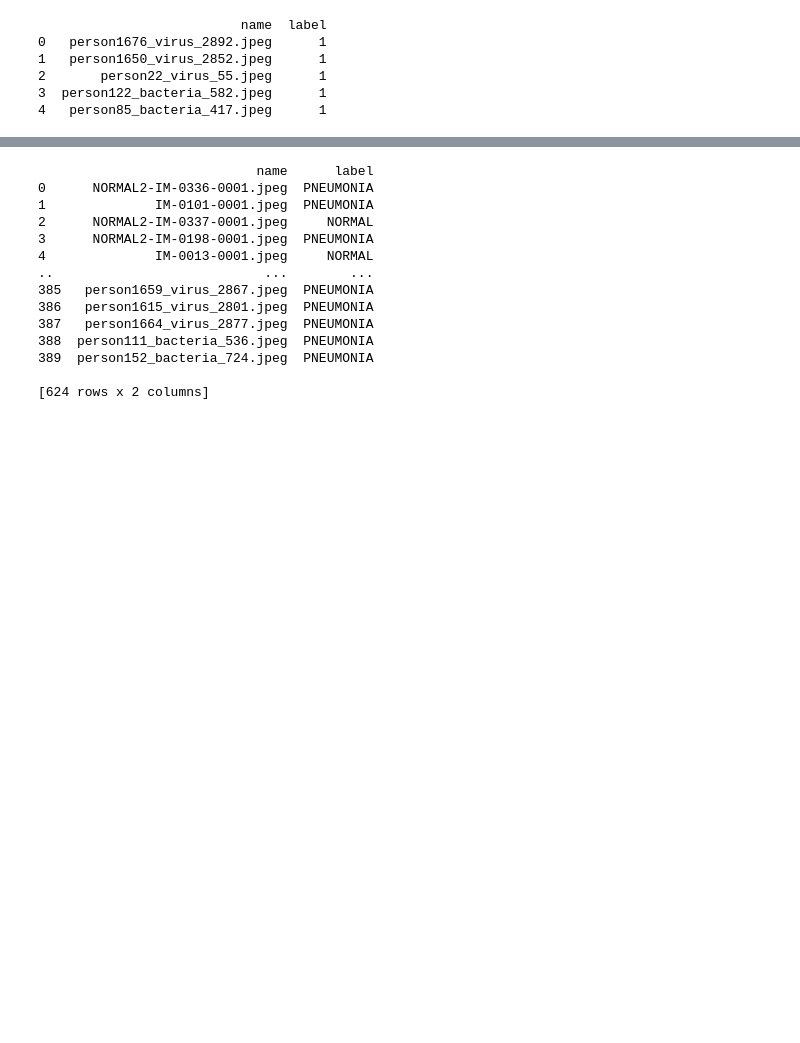
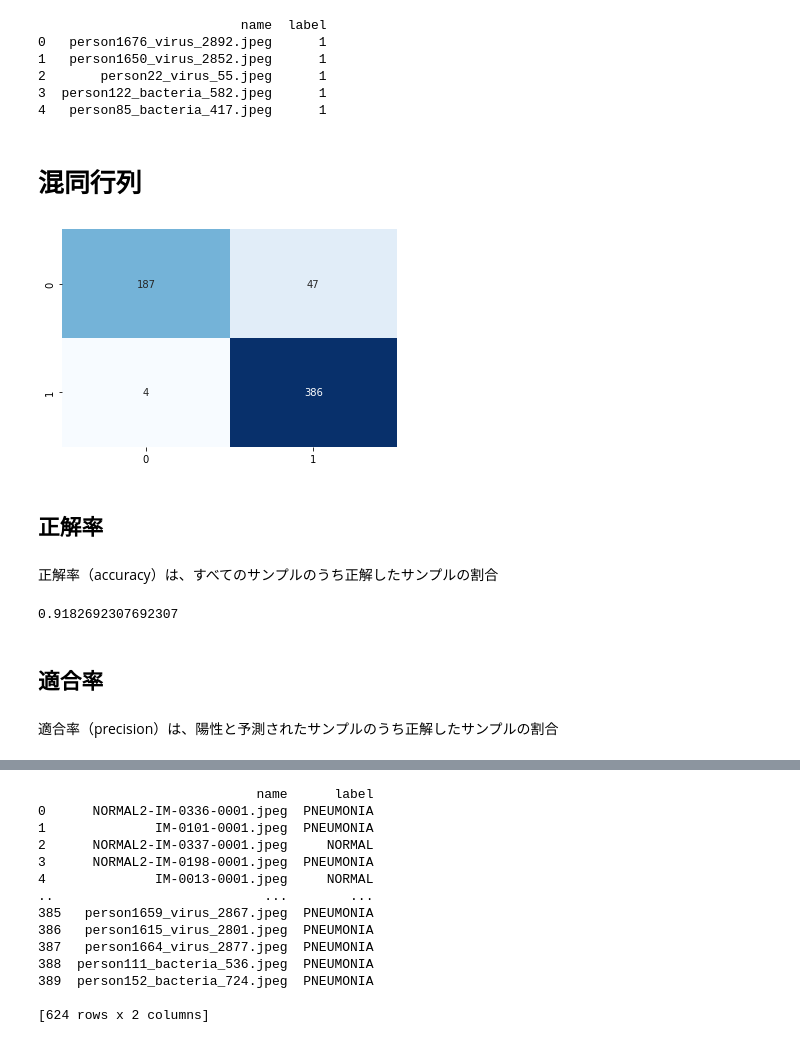
Before and after one commit to insilicomab/kaggle_chest-Xray, a Jupyter notebook: chest-xray-inference-mobilenetv3l-baseline.ipynb, the cells around one changed output, grey strips where cells are left out. Cells and saved outputs as stored; diff of their text form; code cells hidden in the pictures; blank space fills up the shorter version.

```diff
--- a/chest-xray-inference-mobilenetv3l-baseline.ipynb
+++ b/chest-xray-inference-mobilenetv3l-baseline.ipynb
@@ -349,3 +352,42 @@ print(test_pneumonia_df.head())
 2       person22_virus_55.jpeg      1
 3  person122_bacteria_582.jpeg      1
 4   person85_bacteria_417.jpeg      1
+# %% [markdown]
+# 混同行列
+# %%
+# 正解リスト
+normal_true = [0] * len(normal_preds)
+pneumonia_true = [1] * len(pneumonia_preds)
+y_true = normal_true + pneumonia_true
+#print(y_true)
+#print('データ数：', len(y_true))
+# %%
+# 予測リスト
+y_pred = normal_preds + pneumonia_preds
+#print(y_pred)
+#print('データ数：', len(y_pred))
+# %%
+# 混同行列の作成と可視化
+cm = confusion_matrix(y_true, y_pred)
+
+sns.heatmap(cm,
+            annot=True, # 数字を表示
+            fmt='d', # 整数表示
+            cmap='Blues',
+            cbar=False # カラーバーを非表示
+)
+plt.show()
+# %% [output]
+[figure, added]
+# %% [markdown]
+## 正解率
+# %% [markdown]
+正解率（accuracy）は、すべてのサンプルのうち正解したサンプルの割合
+# %%
+print(accuracy_score(y_true, y_pred))
+# %% [output]
+0.9182692307692307
+# %% [markdown]
+## 適合率
+# %% [markdown]
+適合率（precision）は、陽性と予測されたサンプルのうち正解したサンプルの割合
```
Also changed, not shown: parts of 9 cells of this notebook.
